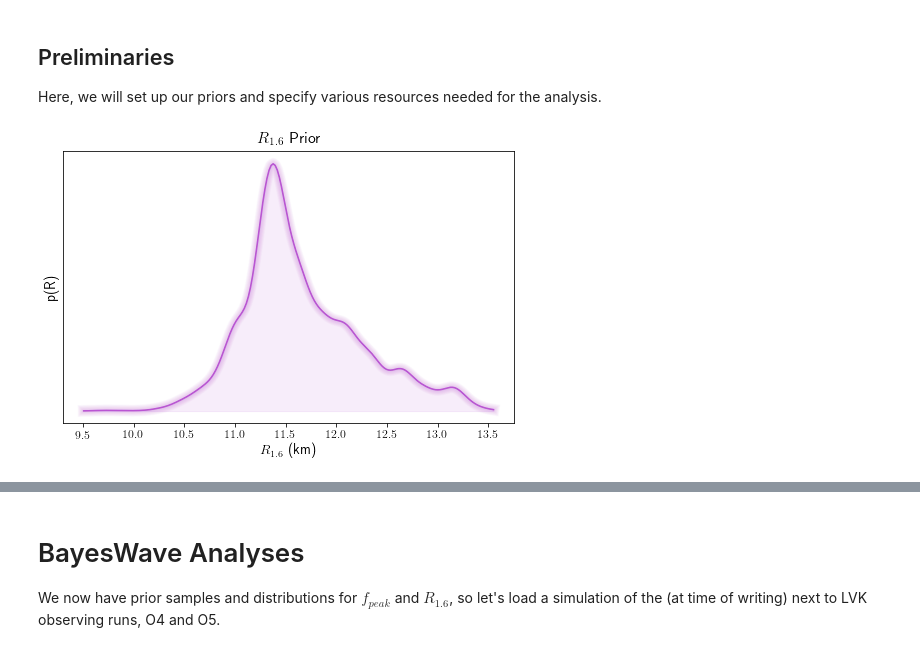
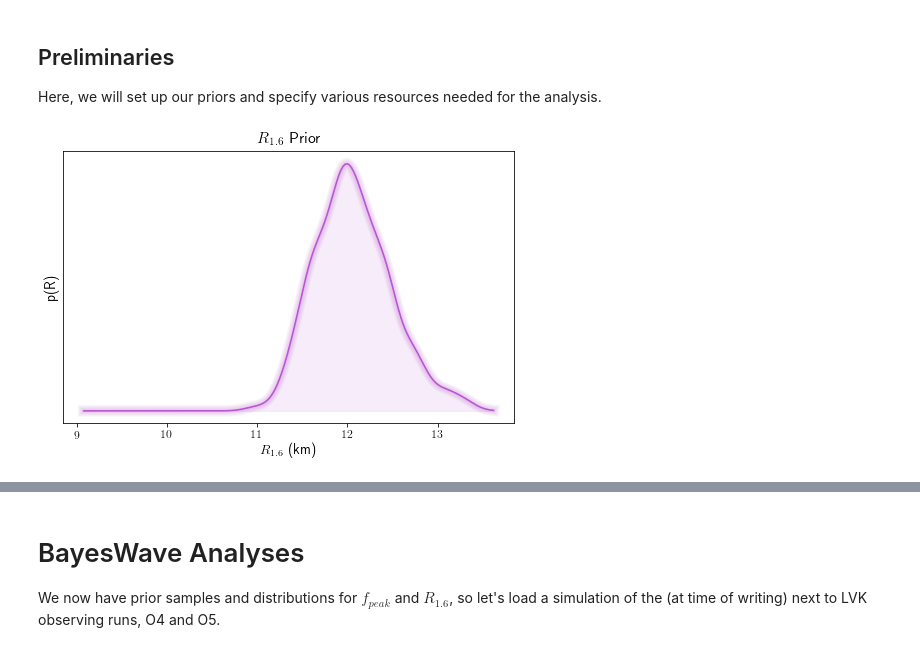
Before and after one commit to criswellalexander/bayestack, a Jupyter notebook: tutorial/tutorial.ipynb, the cells around one changed output, grey strips where cells are left out. Drawn from its saved outputs; the diff is of its cells as text; code cells hidden in the pictures.

```diff
--- a/tutorial/tutorial.ipynb
+++ b/tutorial/tutorial.ipynb
@@ -46,9 +46,9 @@ Here, we will set up our priors and specify various resources needed for the ana
 fs = np.linspace(1.5,4,200)
 Ms = np.linspace(0.8,1.8,200)
 # %%
-## get the Dietrich et al. (2020) multimessenger prior for R_1.6
-Rs, Rprior_kernel, R16samples = load_Rprior('../priors/R16_prior.txt',return_samples=True)
+## get the Huth et al. (2022) multimessenger prior for R_1.6
+Rs, Rprior_kernel, R16samples = load_Rprior('../priors/Huth22_R16_prior.txt',return_samples=True)
 # %% [output]
-[figure, old version]
+[figure, new version]
 # %%
 ## get the O4/O5 fpeak prior
```
Also changed, not shown: parts of 22 cells of this notebook, 9 other files.
